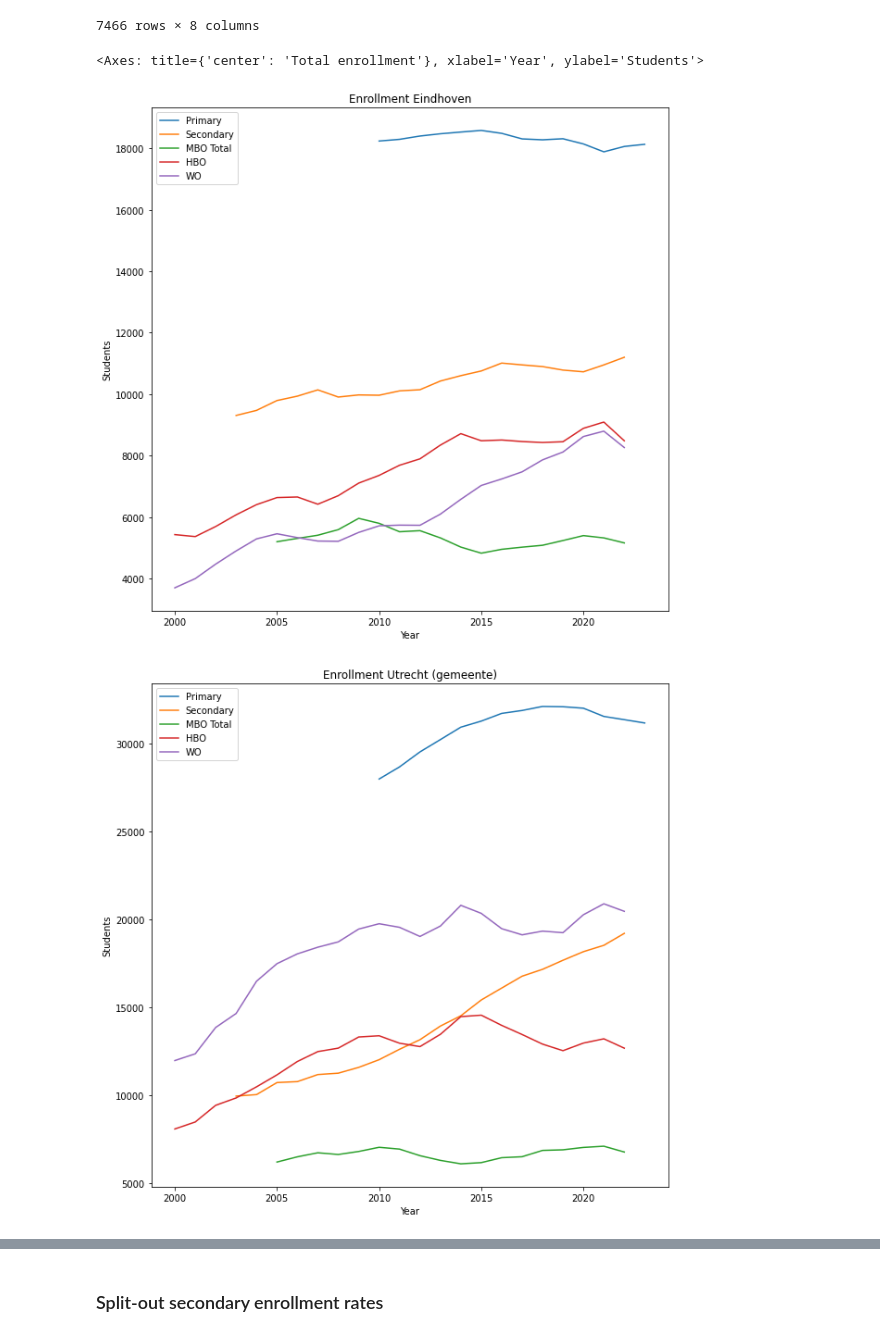
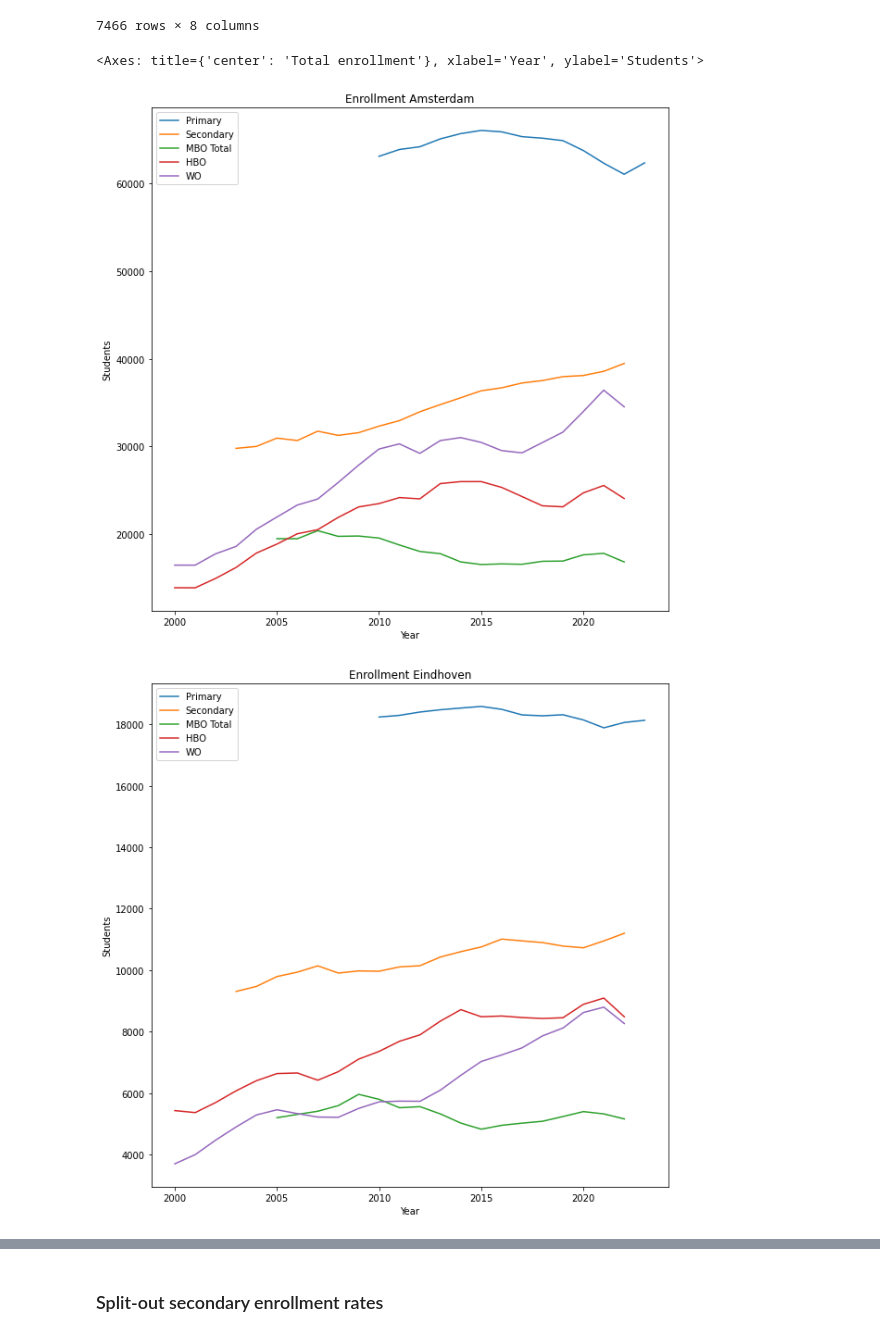
Before and after one commit to Thais02/knowledge2024, a Jupyter notebook: DataProcessing_ultimate.ipynb, the cells around one changed output, grey strips where cells are left out. Saved outputs shown, nothing was run; the diff lists cells and outputs as text; code cells hidden in the pictures.

```diff
--- a/DataProcessing_ultimate.ipynb
+++ b/DataProcessing_ultimate.ipynb
@@ -108,14 +108,14 @@ get_enrollment_df(get_csv('Regionale_kerncijfers_'), get_csv('primary_education_
 # %%
 from enrollment import get_enrollment_df, plot_enrollment_city, plot_enrollment_total
 
 
 df = get_enrollment_df(get_csv('Regionale_kerncijfers_'), get_csv('primary_education_'), get_csv('georef'))
 
-for plot in plot_enrollment_city(df, ['Utrecht (gemeente)', 'Eindhoven'], kind='line'):
+for plot in plot_enrollment_city(df, ['Utrecht (gemeente)', 'Eindhoven', 'Amsterdam'], kind='line'):
     pass  # so long as the plot is 'accessed', the notebook will display it
 
-plot_enrollment_total(df, ['Utrecht (gemeente)', 'Eindhoven'], kind='line')
+plot_enrollment_total(df, ['Utrecht (gemeente)', 'Eindhoven', 'Amsterdam'], kind='line')
 # %% [output]
 <Axes: title={'center': 'Total enrollment'}, xlabel='Year', ylabel='Students'>
-[figure, old version]
+[figure, new version]
-[figure, old version]
+[figure, new version]
```
Also changed, not shown: parts of 2 cells of this notebook, 1 other file.
